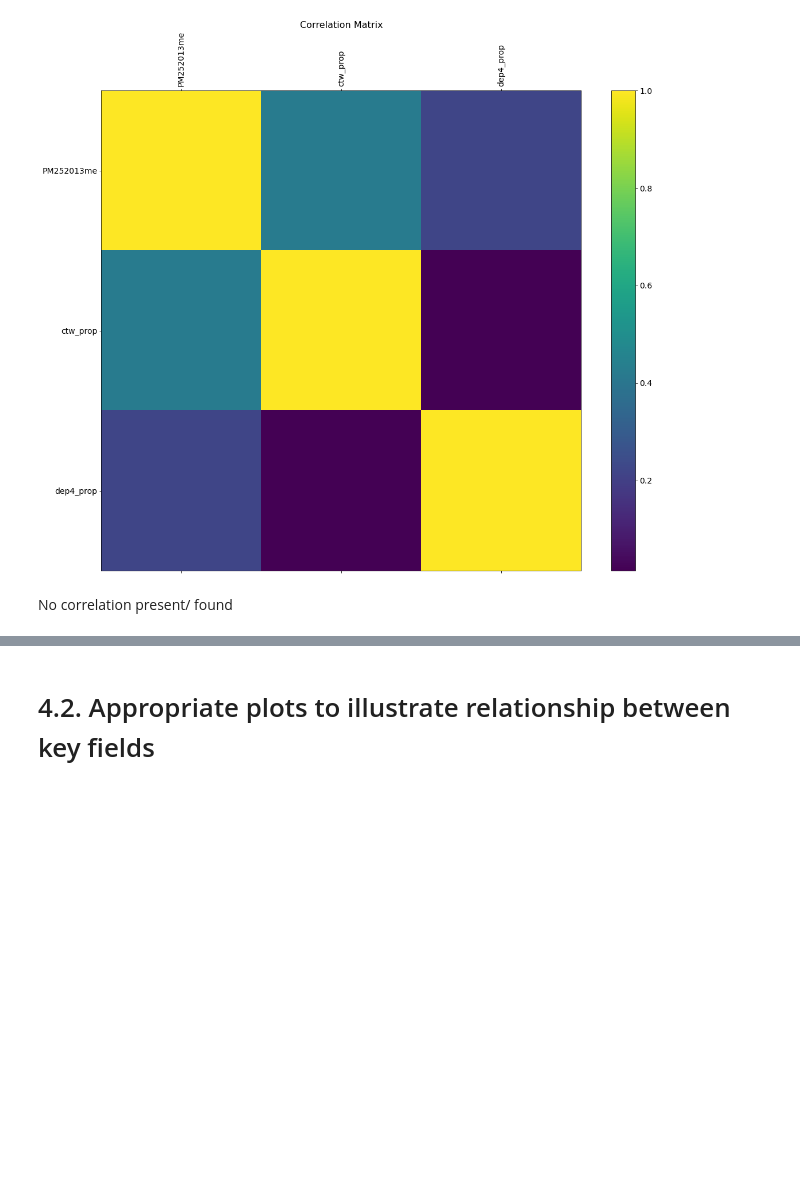
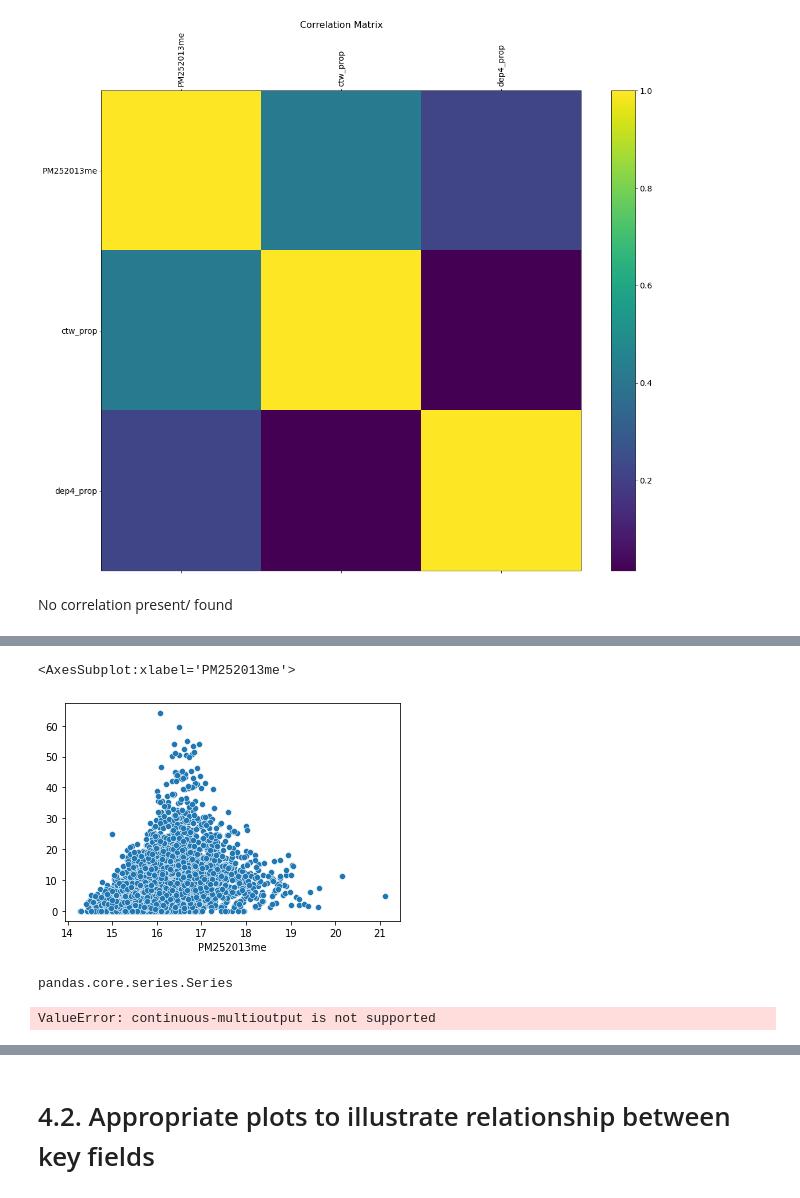
Before and after one commit to ZacharyP-E/qm_group25, a Jupyter notebook: qm_group_code.ipynb, the cells around one changed output, grey strips where cells are left out. Drawn from its saved outputs; the diff is of its cells as text; code cells hidden in the pictures; blank space fills up the shorter version.

```diff
--- a/qm_group_code.ipynb
+++ b/qm_group_code.ipynb
@@ -484,0 +447,2 @@ strong multicollinearity or other numerical problems.
+# %%
+x_train, x_test,y_train,y_test = train_test_split(df1["ctw_prop"],df1["PM252013me"],test_size =0.2)
@@ -484,0 +451,4 @@ strong multicollinearity or other numerical problems.
+# %%
+olsmod = sm.OLS(y_train, x_train)
+olsres = olsmod.fit()
+print(olsres.summary())
@@ -484,0 +473,11 @@ strong multicollinearity or other numerical problems.
+# %%
+ypred = olsres.predict(x_test)
+# %%
+sns.scatterplot(x=y_test, y = ypred)
+# %% [output]
+<AxesSubplot:xlabel='PM252013me'>
+[figure, added]
+# %%
+type(y_test)
+# %% [output]
+pandas.core.series.Series
@@ -484,0 +489,4 @@ strong multicollinearity or other numerical problems.
+# %%
+accuracy_score(y_test, ypred)
+# %% [output]
+ValueError: continuous-multioutput is not supported
```
Also changed, not shown: parts of 14 cells of this notebook.
